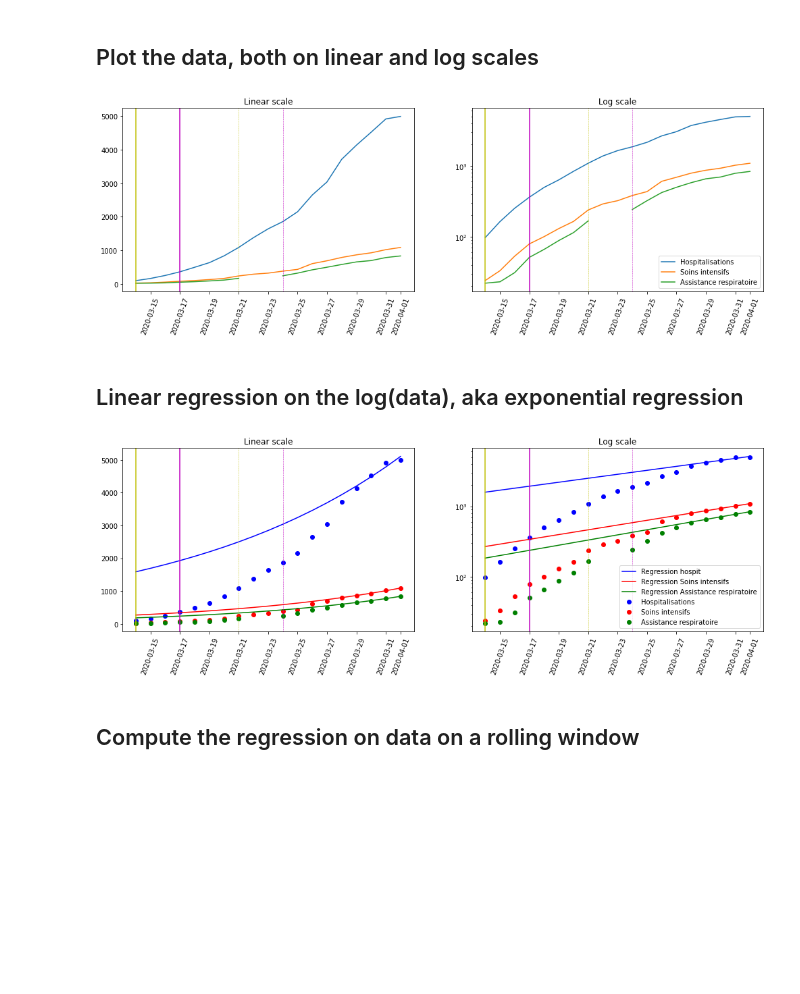
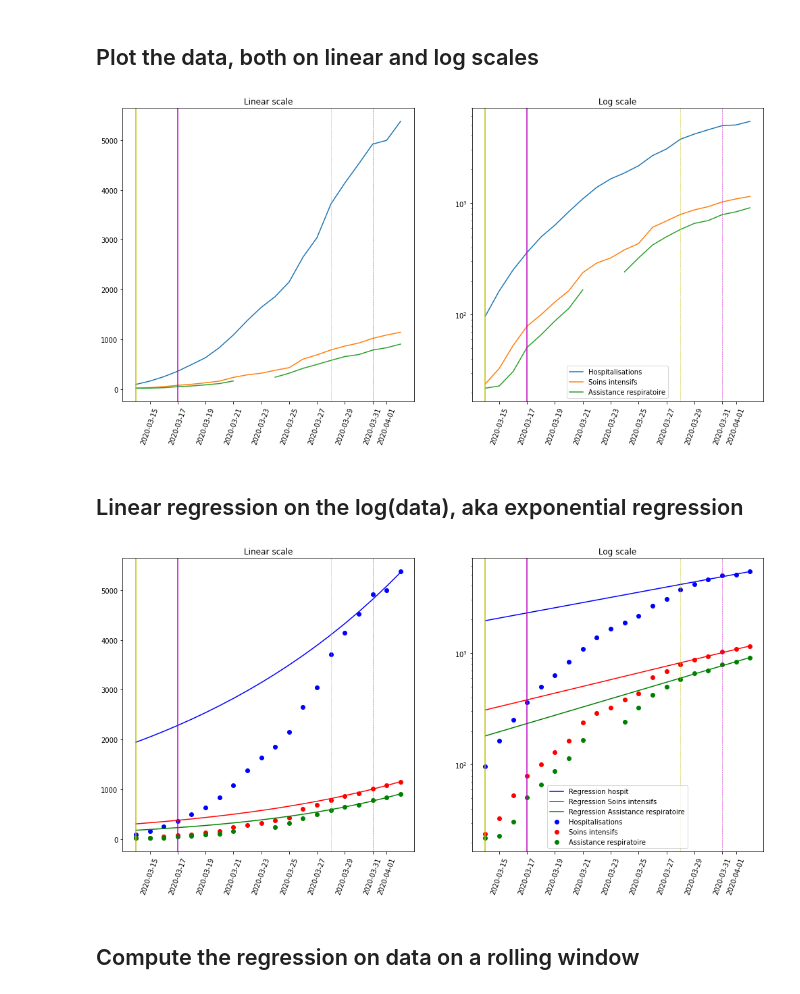
Before and after one commit to C4ptainCrunch/covid-19-plots, a Jupyter notebook: covid-belgian-hospitals.ipynb, the cells around one changed output. Drawn from its saved outputs; the diff is of its cells as text; code cells hidden in the pictures; blank space fills up the shorter version.

```diff
--- a/covid-belgian-hospitals.ipynb
+++ b/covid-belgian-hospitals.ipynb
@@ -42,6 +42,7 @@ df = pd.DataFrame([
     (4524, 927, 696),
     (4920, 1021, 786),
     (4995, 1088, 834),
+    (5376, 1144, 906),
 ], columns=["hospit", "intensif", "respi"])
 
 gvt_measures = [
@@ -67,22 +68,22 @@ df.head()
 # %%
 degrees = 70
 f, (ax1, ax2) = plt.subplots(1, 2)
 ax2.set_yscale('log')
 ax1.set_title('Linear scale')
 ax2.set_title('Log scale')
 
 for ax in (ax1, ax2):
     ax.plot(df.index, df.hospit, label="Hospitalisations")
     ax.plot(df.index, df.intensif, label="Soins intensifs")
     ax.plot(df.index, df.respi, label="Assistance respiratoire")
     for t, c in zip(gvt_measures, 'ym'):
         ax.axvline(t, c=c)
-        ax.axvline(t + pd.Timedelta('7d'), c=c, ls='--', lw=.5)
+        ax.axvline(t + pd.Timedelta('14d'), c=c, ls='--', lw=.5)
     matplotlib.pyplot.sca(ax)
     plt.xticks(rotation=degrees)
 plt.legend();
 # %% [output]
-[figure, old version]
+[figure, new version]
 # %% [markdown]
 ## Linear regression on the log(data), aka exponential regression
 # %%
@@ -114,13 +115,13 @@ for ax in (ax1, ax2):
 
     for t, c in zip(gvt_measures, 'ym'):
         ax.axvline(t, c=c)
-        ax.axvline(t + pd.Timedelta('7d'), c=c, ls='--', lw=.5)
+        ax.axvline(t + pd.Timedelta('14d'), c=c, ls='--', lw=.5)
     matplotlib.pyplot.sca(ax)
     plt.xticks(rotation=degrees)
 
 plt.legend();
 # %% [output]
-[figure, old version]
+[figure, new version]
 # %% [markdown]
 ## Compute the regression on data on a rolling window
 # %%
```
Also changed, not shown: parts of 4 cells of this notebook, 1 other file.
